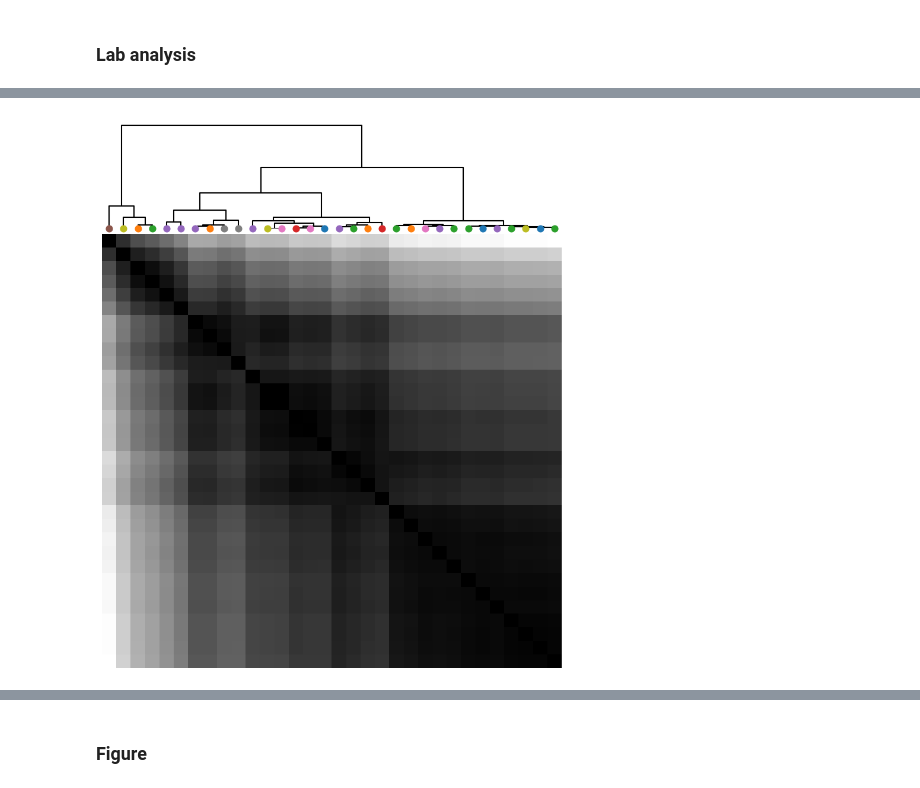
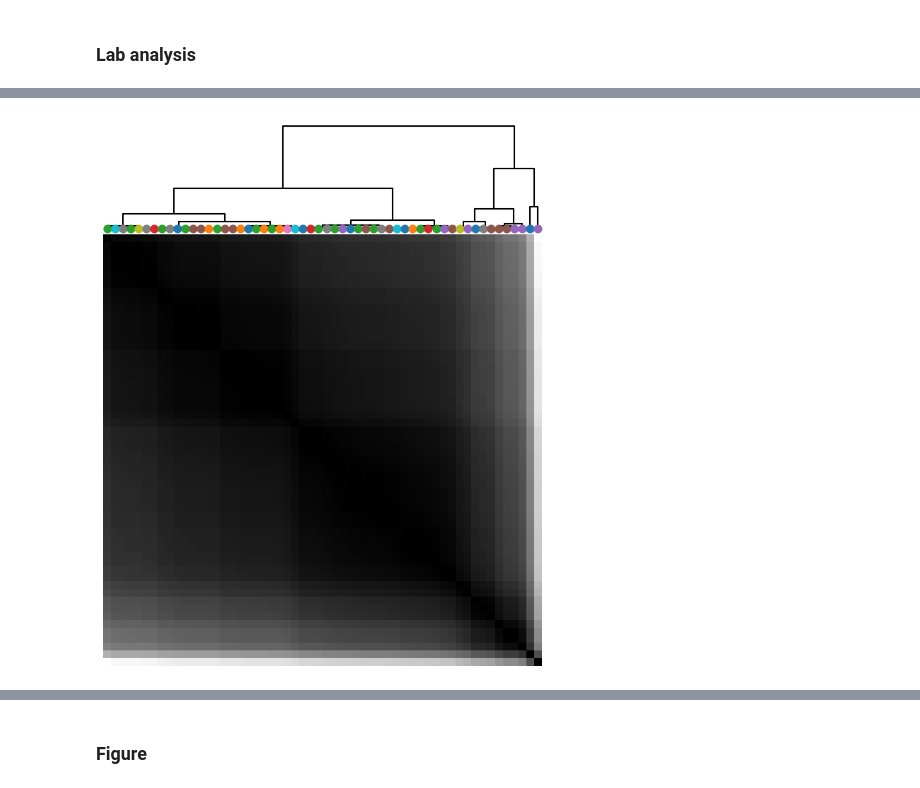
Before and after one commit to brunaafl/ShapeMetrics, a Jupyter notebook: ibl_analyses/notebooks/shape_metrics_figure.ipynb, the cells around one changed output, grey strips where cells are left out. Saved outputs shown, nothing was run; the diff lists cells and outputs as text; code cells hidden in the pictures.

```diff
--- a/ibl_analyses/notebooks/shape_metrics_figure.ipynb
+++ b/ibl_analyses/notebooks/shape_metrics_figure.ipynb
@@ -183,21 +128,23 @@ def get_dists(train_fold,test_fold, metric="area", n_trials_total=None):
     S = len(ys)
 
     #compute distance matrices
-    dist_neural = utils.dsd([
+    # I can improve speed by only computing upper triangle and then symmetrizing
+    dist_neural_list = utils.dsd([
         [ys[i],ys[j]]
         for i in range(len(ys))
-        for j in range(len(ys))]
-    ).reshape(S,S)
+        for j in range(i+1,len(ys))]
+    ) # its a list, the shape is S*(S-1)/2
+
+    # symmetrize the distance matrix
+    dist_neural = np.zeros((S,S))
+    dist_neural[np.triu_indices(S,1)] = dist_neural_list
+    dist_neural = dist_neural + dist_neural.T
 
     if metric=="sigmoid":
         dist_cc,_,_ = compute_behavioral_distance(cs, n_trials_total=n_trials_total)
     elif metric=="area":
-        dist_cc = np.zeros((S,S))
-        for i in range(S):
-            for j in range(S):
-                #dist_cc[i,j] = np.mean(np.abs(cs[i]- cs[j]))
-                dist_cc[i,j] = 1-sts.pearsonr(cs[i],cs[j])[0]
-
+        corr_matrix = np.corrcoef(cs)
+        dist_cc = 1 - corr_matrix
     return dist_neural,dist_cc,cs
 
 def get_kneigh_decreasing(dist_neural,cs,S=10,W=2):
@@ -596,11 +589,11 @@ plt.show()
 # %%
 labs = np.load('all_eids_labs.npy')
 
-idx = np.array([1, 2, 3, 4, 8, 10, 13, 14, 15, 16, 19, 21, 22, 23, 24, 25, 26, 29, 31, 32, 35, 36, 38, 41, 42, 43, 44, 48, 50, 52, 54, 57])
-#idx = np.array([0, 1, 2, 3, 4, 5, 6, 7, 8, 9, 10, 11, 12, 13, 14, 15, 16, 17, 18, 19, 20, 21, 22, 23, 24, 25, 26, 27, 28, 29, 30, 31, 32, 33, 34, 35, 36, 37, 38, 39, 41, 42, 43, 44, 45, 46, 47, 48, 49, 50, 51, 52, 53, 54, 55, 57])
+#idx = np.array([1, 2, 3, 4, 8, 10, 13, 14, 15, 16, 19, 21, 22, 23, 24, 25, 26, 29, 31, 32, 35, 36, 38, 41, 42, 43, 44, 48, 50, 52, 54, 57])
+idx = np.array([0, 1, 2, 3, 4, 5, 6, 7, 8, 9, 10, 11, 12, 13, 14, 15, 16, 17, 18, 19, 20, 21, 22, 23, 24, 25, 26, 27, 28, 29, 30, 31, 32, 33, 34, 35, 36, 37, 38, 39, 41, 42, 43, 44, 45, 46, 47, 48, 49, 50, 51, 52, 53, 54, 55, 57])
 plot_dendogram(dist_neural,labs[idx])
 # %% [output]
-[figure, old version]
+[figure, new version]
 # %%
 labs = np.load('all_eids_labs.npy')
 idx = np.array([1, 2, 3, 4, 8, 10, 13, 14, 15, 16, 19, 21, 22, 23, 24, 25, 26, 29, 31, 32, 35, 36, 38, 41, 42, 43, 44, 48, 50, 52, 54, 57])
```
Also changed, not shown: parts of 18 cells of this notebook, 7 other files.
